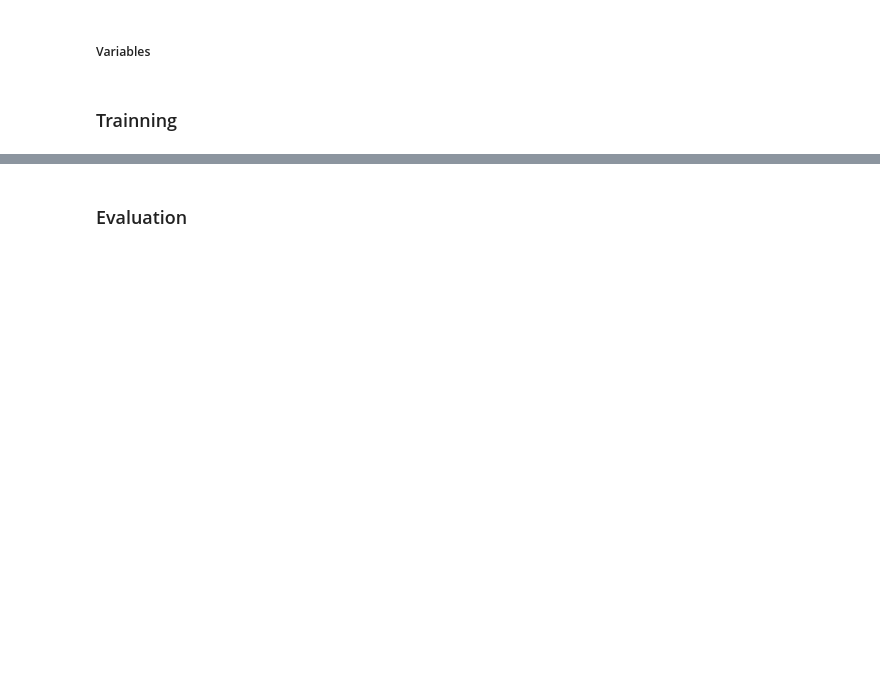
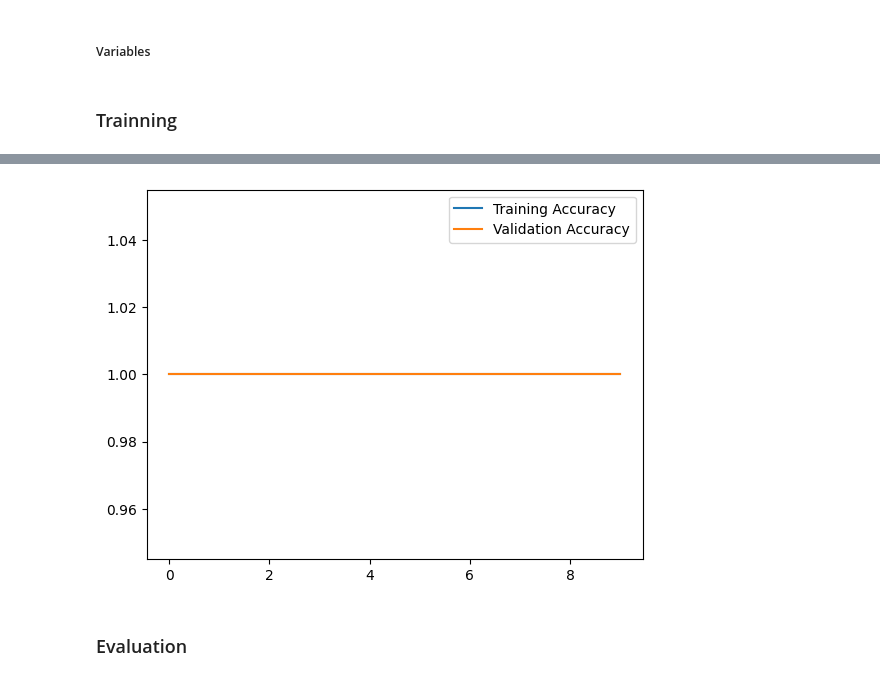
Before and after one commit to ThanuMahee12/Ayushvision-model, a Jupyter notebook: Algorithums/pretrained/ResNet50/ResidualNet50.ipynb, the cells around one changed output, grey strips where cells are left out. Drawn from its saved outputs; the diff is of its cells as text; code cells hidden in the pictures; blank space fills up the shorter version.

```diff
--- a/Algorithums/pretrained/ResNet50/ResidualNet50.ipynb
+++ b/Algorithums/pretrained/ResNet50/ResidualNet50.ipynb
@@ -127,7 +166,7 @@ optimizer = Adam(learning_rate=0.001)
 ##### Variables
 # %%
 metrics=["accuracy"]
-lossfn='categorical_crossentropy'
+lossfn='sparse_categorical_crossentropy'
 # %%
 ayushVision_Resnet50_Model.compile(
     optimizer=optimizer,
@@ -145,2 +203,10 @@ model_history=ayushVision_Resnet50_Model.fit(
+# %%
+plt.plot(model_history.history['accuracy'], label='Training Accuracy')
+plt.plot(model_history.history['val_accuracy'], label='Validation Accuracy')
+plt.legend()
+plt.savefig(f'accuracy{epochs}.png')
+plt.show()
+# %% [output]
+[figure, added]
 # %% [markdown]
 ### Evaluation
```
Also changed, not shown: parts of 22 cells of this notebook.
